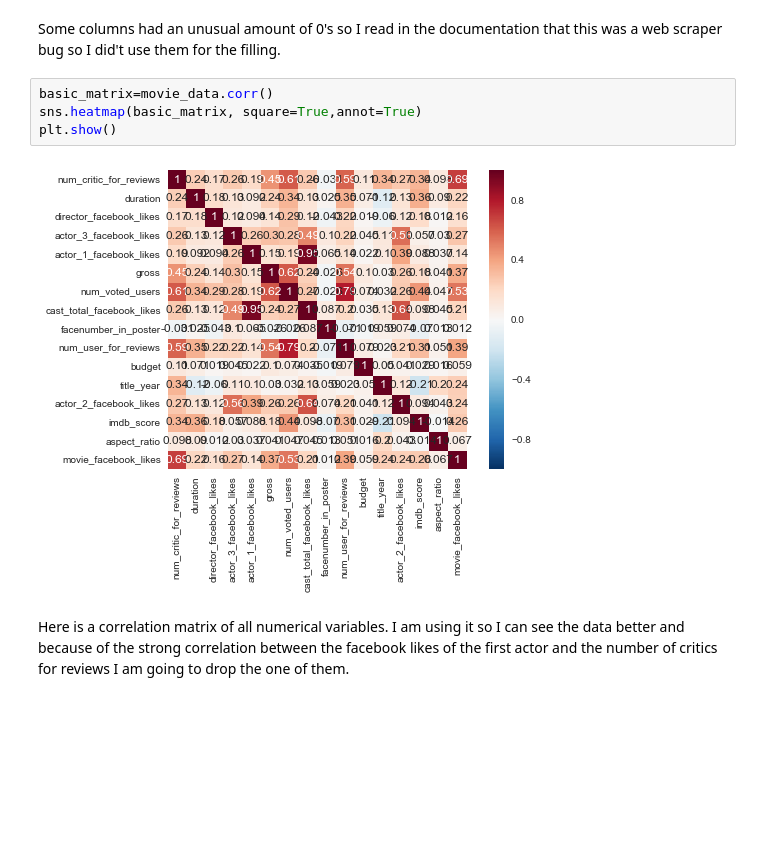
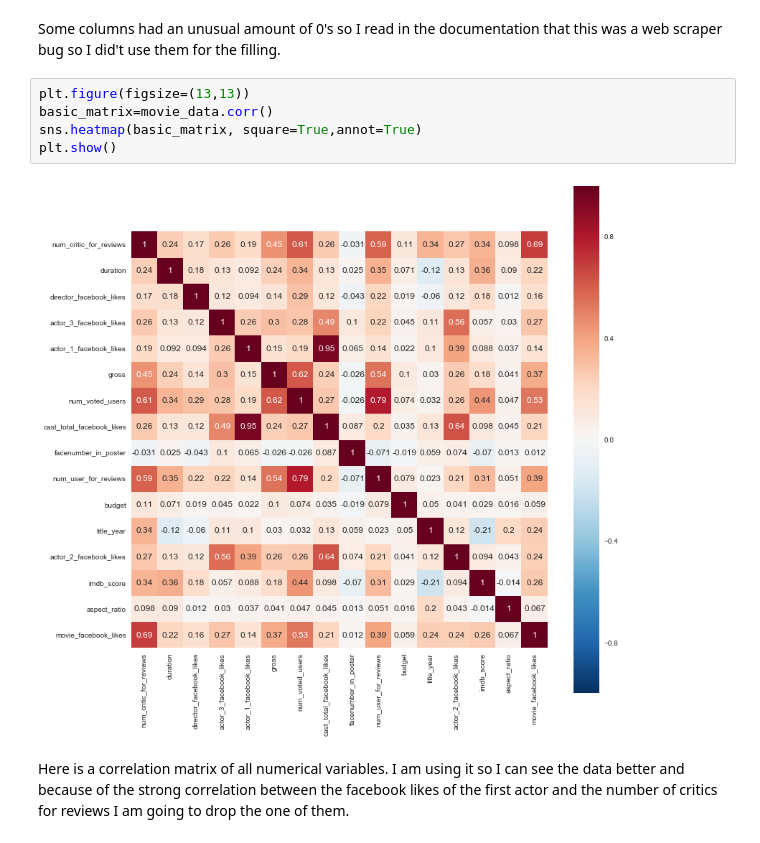
Before and after one commit to SvetozarMateev/Machine-Learning, a Jupyter notebook: Project/Movie ratings predictor.ipynb, the cells around one changed output. Saved outputs shown, nothing was run; the diff lists cells and outputs as text; blank space fills up the shorter version.

```diff
--- a/Project/Movie ratings predictor.ipynb
+++ b/Project/Movie ratings predictor.ipynb
@@ -145,11 +114,12 @@ movie_data=movie_data.dropna().reset_index(drop=True)
 # %% [markdown]
 Some columns had an unusual amount of 0's so I read in the documentation that this was a web scraper bug so I did't use them for the filling.
 # %%
+plt.figure(figsize=(13,13))
 basic_matrix=movie_data.corr()
 sns.heatmap(basic_matrix, square=True,annot=True)
 plt.show()
 # %% [output]
-[figure, old version]
+[figure, new version]
 # %% [markdown]
 Here is a correlation matrix of all numerical variables. I am using it so I can see the data better and because of the strong correlation between the facebook likes of the first actor and the number of critics for reviews I am going to drop the one of them.
 # %%
```
Also changed, not shown: parts of 49 cells of this notebook.
